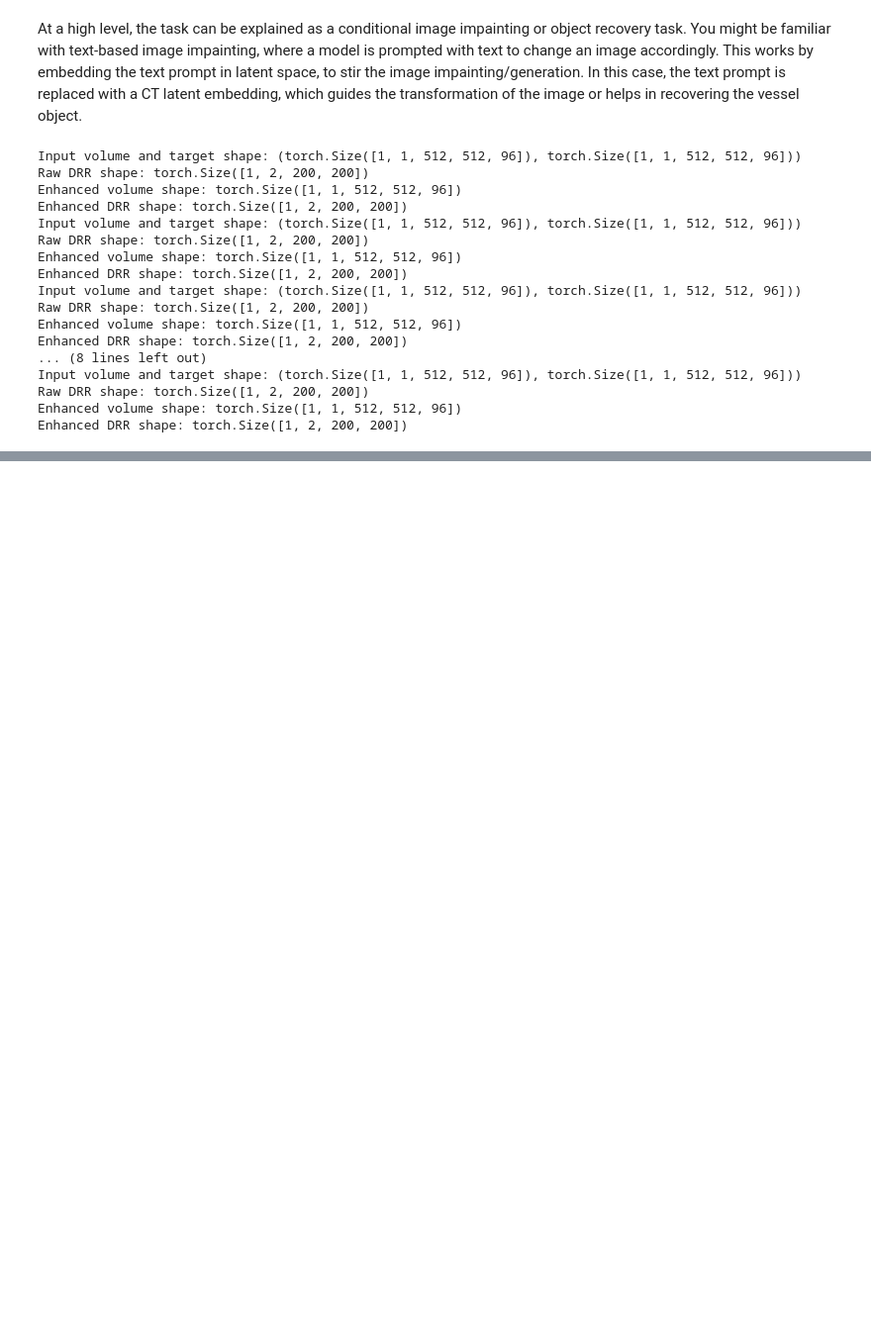
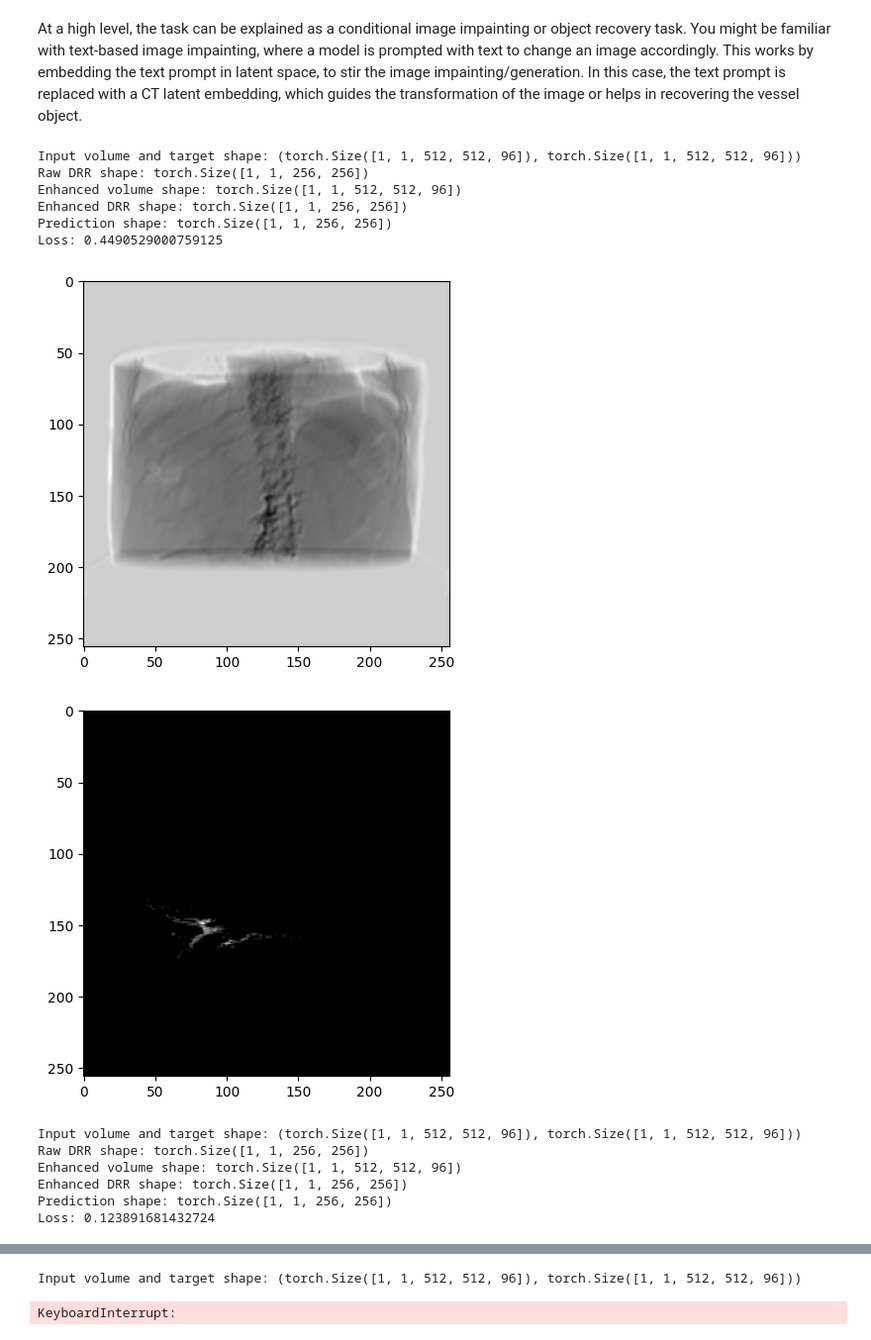
Before and after one commit to LucianoDeben/5ARIP10-ITP-T3G3, a Jupyter notebook: notebooks/pipeline.ipynb, the cells around one changed output, grey strips where cells are left out. Shown at 99% size. Saved outputs shown, nothing was run; the diff lists cells and outputs as text; code cells hidden in the pictures; blank space fills up the shorter version.

Commit message:
model training exploration

```diff
--- a/notebooks/pipeline.ipynb
+++ b/notebooks/pipeline.ipynb
@@ -262,15 +260,13 @@ model = TACEnet()
 model.to(device)
 
 # Initialize the criterion, DICE loss with cross entropy uses binary cross entropy when there are only two classes
-criterion = DiceCELoss(
-    sigmoid=True, to_onehot_y=False, weight=torch.tensor([0.9]).to(device)
-)
+criterion = torch.nn.L1Loss()
 
 # Initialize the optimizer, use config to set hyperparameters
 optimizer = torch.optim.AdamW(
     model.parameters(),
-    lr=config["learning_rate"],
-    weight_decay=config["weight_decay"],
+    lr=3e-2,
+    weight_decay=1e-5,
 )
 # %% [markdown]
 ## 5. Model Training
@@ -311,55 +307,68 @@ for i, inputs in enumerate(train_loader):
     targets[0],
     bone_attenuation_multiplier=5.0,
     sdd=1020,
-    height=200,
-    width=200,
+    height=256,
+    width=256,
     rotations=torch.tensor([[0.0, 0.0, 0.0]]),
     translations=torch.tensor([[0.0, 850.0, 0.0]]),
     mask_to_channels=True,
     device="cpu",
-    )
+    ).sum(dim=1, keepdim=True)
 
     # Raw DRR still has a channel dimension: (1, 1, 200, 200), but this does not matter for plotting the image at least
     print(f"Raw DRR shape: {drr_raw.shape}")
 
     # Vessel enhance the CT volumes
-    volumes_enhanced = add_vessel_contrast(volumes, targets, contrast_value=1000)
+    volumes_enhanced = add_vessel_contrast(volumes, targets, contrast_value=1e7)
 
     print(f"Enhanced volume shape: {volumes_enhanced.shape}")
 
     # Create enhanced DRR
     drr_enhanced = create_drr(
         volumes_enhanced[0],
         targets[0],
         bone_attenuation_multiplier=5.0,
         sdd=1020,
-        height=200,
-        width=200,
+        height=256,
+        width=256,
         rotations=torch.tensor([[0.0, 0.0, 0.0]]),
         translations=torch.tensor([[0.0, 850.0, 0.0]]),
         mask_to_channels=True,
         device="cpu",
-    )
+    ).sum(dim=1, keepdim=True)
 
     # Check if the shape is still correct
     print(f"Enhanced DRR shape: {drr_enhanced.shape}")
 
     #TODO: Now all needed obejcts are created, you could start training the model in the batch loop
+
+    prediction = model(targets.to(device), drr_raw.to(device))
+
+    print(f"Prediction shape: {prediction.shape}")
+
+    loss = criterion(prediction, drr_enhanced.to(device))
+
+    print(f"Loss: {loss.item()}")
+    plt.imshow(prediction.cpu().detach().numpy().squeeze(), cmap = 'gray')
+    plt.show()
+    plt.imshow(drr_enhanced.squeeze(), cmap = 'gray')
+    plt.show()
+
+    loss.backward()
+    optimizer.step()
+    optimizer.zero_grad()
 # %% [output]
 Input volume and target shape: (torch.Size([1, 1, 512, 512, 96]), torch.Size([1, 1, 512, 512, 96]))
-Raw DRR shape: torch.Size([1, 2, 200, 200])
+Raw DRR shape: torch.Size([1, 1, 256, 256])
 Enhanced volume shape: torch.Size([1, 1, 512, 512, 96])
-Enhanced DRR shape: torch.Size([1, 2, 200, 200])
-Input volume and target shape: (torch.Size([1, 1, 512, 512, 96]), torch.Size([1, 1, 512, 512, 96]))
-Raw DRR shape: torch.Size([1, 2, 200, 200])
-Enhanced volume shape: torch.Size([1, 1, 512, 512, 96])
-Enhanced DRR shape: torch.Size([1, 2, 200, 200])
-Input volume and target shape: (torch.Size([1, 1, 512, 512, 96]), torch.Size([1, 1, 512, 512, 96]))
-Raw DRR shape: torch.Size([1, 2, 200, 200])
-Enhanced volume shape: torch.Size([1, 1, 512, 512, 96])
-Enhanced DRR shape: torch.Size([1, 2, 200, 200])
-... (8 lines left out)
-Input volume and target shape: (torch.Size([1, 1, 512, 512, 96]), torch.Size([1, 1, 512, 512, 96]))
-Raw DRR shape: torch.Size([1, 2, 200, 200])
-Enhanced volume shape: torch.Size([1, 1, 512, 512, 96])
-Enhanced DRR shape: torch.Size([1, 2, 200, 200])
+Enhanced DRR shape: torch.Size([1, 1, 256, 256])
+Prediction shape: torch.Size([1, 1, 256, 256])
+Loss: 0.4490529000759125
+[figure, added]
+[figure, added]
+Input volume and target shape: (torch.Size([1, 1, 512, 512, 96]), torch.Size([1, 1, 512, 512, 96]))
+Raw DRR shape: torch.Size([1, 1, 256, 256])
+Enhanced volume shape: torch.Size([1, 1, 512, 512, 96])
+Enhanced DRR shape: torch.Size([1, 1, 256, 256])
+Prediction shape: torch.Size([1, 1, 256, 256])
+Loss: 0.123891681432724
@@ -366,3 +377,5 @@ Enhanced DRR shape: torch.Size([1, 2, 200, 200])
+Input volume and target shape: (torch.Size([1, 1, 512, 512, 96]), torch.Size([1, 1, 512, 512, 96]))
+KeyboardInterrupt:
 # %%
 # Plot the segmentation masks
 fig, axs = plt.subplots(
```
Also changed, not shown: parts of 7 cells of this notebook, 1 other file.
